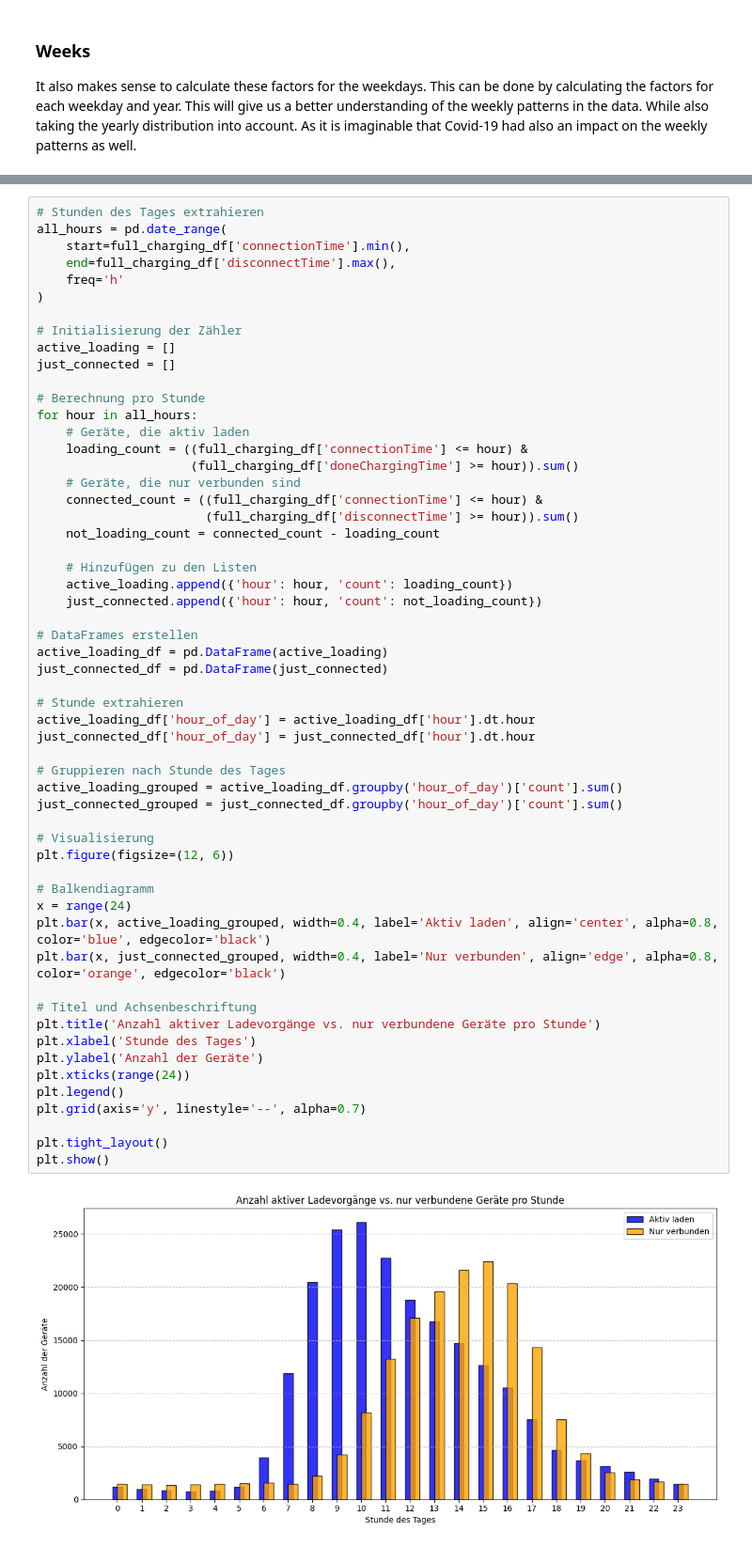
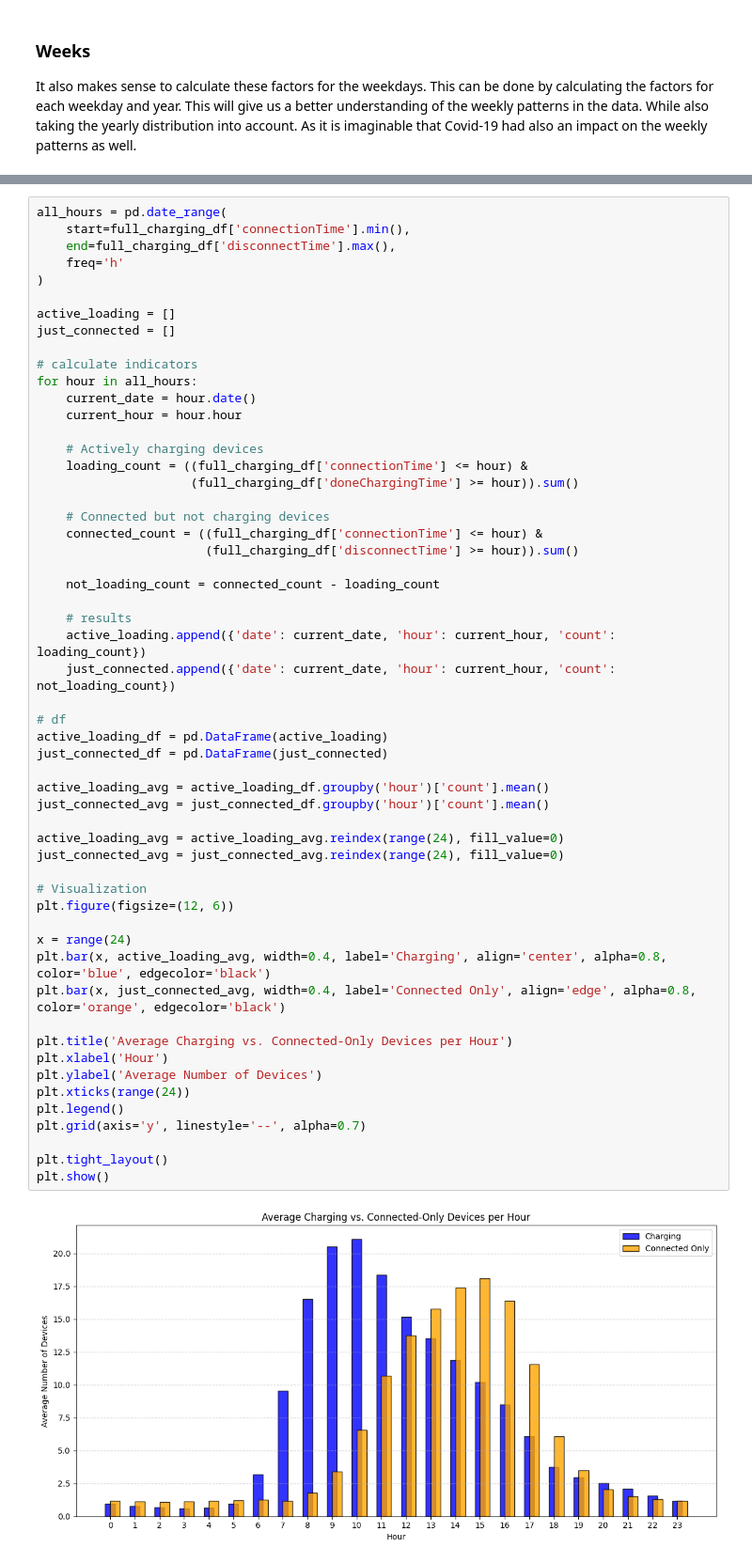
Before and after one commit to Amocon/A-Team_AA-Team-Assignment_2024, a Jupyter notebook: aa_team_assignment/02_1_temporal_patterns_and_seasonality.ipynb, the cells around one changed output, grey strips where cells are left out. Shown at 94% size. Cells and saved outputs as stored; diff of their text form.

```diff
--- a/aa_team_assignment/02_1_temporal_patterns_and_seasonality.ipynb
+++ b/aa_team_assignment/02_1_temporal_patterns_and_seasonality.ipynb
@@ -447,58 +489,57 @@ plt.show()
 # %%
-# Stunden des Tages extrahieren
 all_hours = pd.date_range(
     start=full_charging_df['connectionTime'].min(),
     end=full_charging_df['disconnectTime'].max(),
     freq='h'
 )
 
-# Initialisierung der Zähler
 active_loading = []
 just_connected = []
 
-# Berechnung pro Stunde
+# calculate indicators
 for hour in all_hours:
-    # Geräte, die aktiv laden
+    current_date = hour.date()
+    current_hour = hour.hour
+
+    # Actively charging devices
     loading_count = ((full_charging_df['connectionTime'] <= hour) &
                      (full_charging_df['doneChargingTime'] >= hour)).sum()
-    # Geräte, die nur verbunden sind
+
+    # Connected but not charging devices
     connected_count = ((full_charging_df['connectionTime'] <= hour) &
                        (full_charging_df['disconnectTime'] >= hour)).sum()
+
     not_loading_count = connected_count - loading_count
 
-    # Hinzufügen zu den Listen
-    active_loading.append({'hour': hour, 'count': loading_count})
-    just_connected.append({'hour': hour, 'count': not_loading_count})
+    # results
+    active_loading.append({'date': current_date, 'hour': current_hour, 'count': loading_count})
+    just_connected.append({'date': current_date, 'hour': current_hour, 'count': not_loading_count})
 
-# DataFrames erstellen
+# df
 active_loading_df = pd.DataFrame(active_loading)
 just_connected_df = pd.DataFrame(just_connected)
 
-# Stunde extrahieren
-active_loading_df['hour_of_day'] = active_loading_df['hour'].dt.hour
-just_connected_df['hour_of_day'] = just_connected_df['hour'].dt.hour
+active_loading_avg = active_loading_df.groupby('hour')['count'].mean()
+just_connected_avg = just_connected_df.groupby('hour')['count'].mean()
 
-# Gruppieren nach Stunde des Tages
-active_loading_grouped = active_loading_df.groupby('hour_of_day')['count'].sum()
-just_connected_grouped = just_connected_df.groupby('hour_of_day')['count'].sum()
+active_loading_avg = active_loading_avg.reindex(range(24), fill_value=0)
+just_connected_avg = just_connected_avg.reindex(range(24), fill_value=0)
 
-# Visualisierung
+# Visualization
 plt.figure(figsize=(12, 6))
 
-# Balkendiagramm
 x = range(24)
-plt.bar(x, active_loading_grouped, width=0.4, label='Aktiv laden', align='center', alpha=0.8, color='blue', edgecolor='black')
-plt.bar(x, just_connected_grouped, width=0.4, label='Nur verbunden', align='edge', alpha=0.8, color='orange', edgecolor='black')
+plt.bar(x, active_loading_avg, width=0.4, label='Charging', align='center', alpha=0.8, color='blue', edgecolor='black')
+plt.bar(x, just_connected_avg, width=0.4, label='Connected Only', align='edge', alpha=0.8, color='orange', edgecolor='black')
 
-# Titel und Achsenbeschriftung
-plt.title('Anzahl aktiver Ladevorgänge vs. nur verbundene Geräte pro Stunde')
-plt.xlabel('Stunde des Tages')
-plt.ylabel('Anzahl der Geräte')
+plt.title('Average Charging vs. Connected-Only Devices per Hour')
+plt.xlabel('Hour')
+plt.ylabel('Average Number of Devices')
 plt.xticks(range(24))
 plt.legend()
 plt.grid(axis='y', linestyle='--', alpha=0.7)
 
 plt.tight_layout()
 plt.show()
 # %% [output]
-[figure, old version]
+[figure, new version]
```
Also changed, not shown: parts of 25 cells of this notebook, 1 other file.
